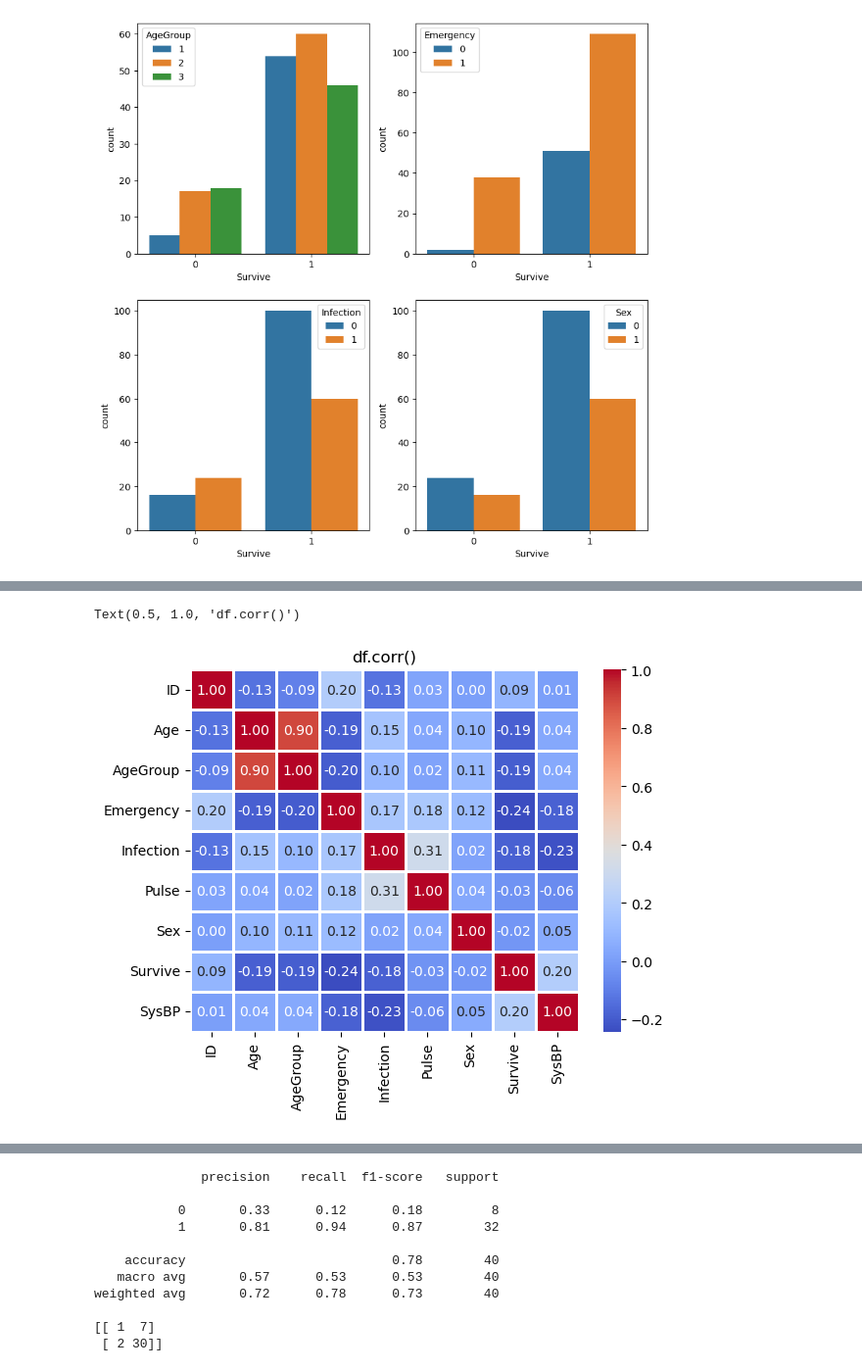
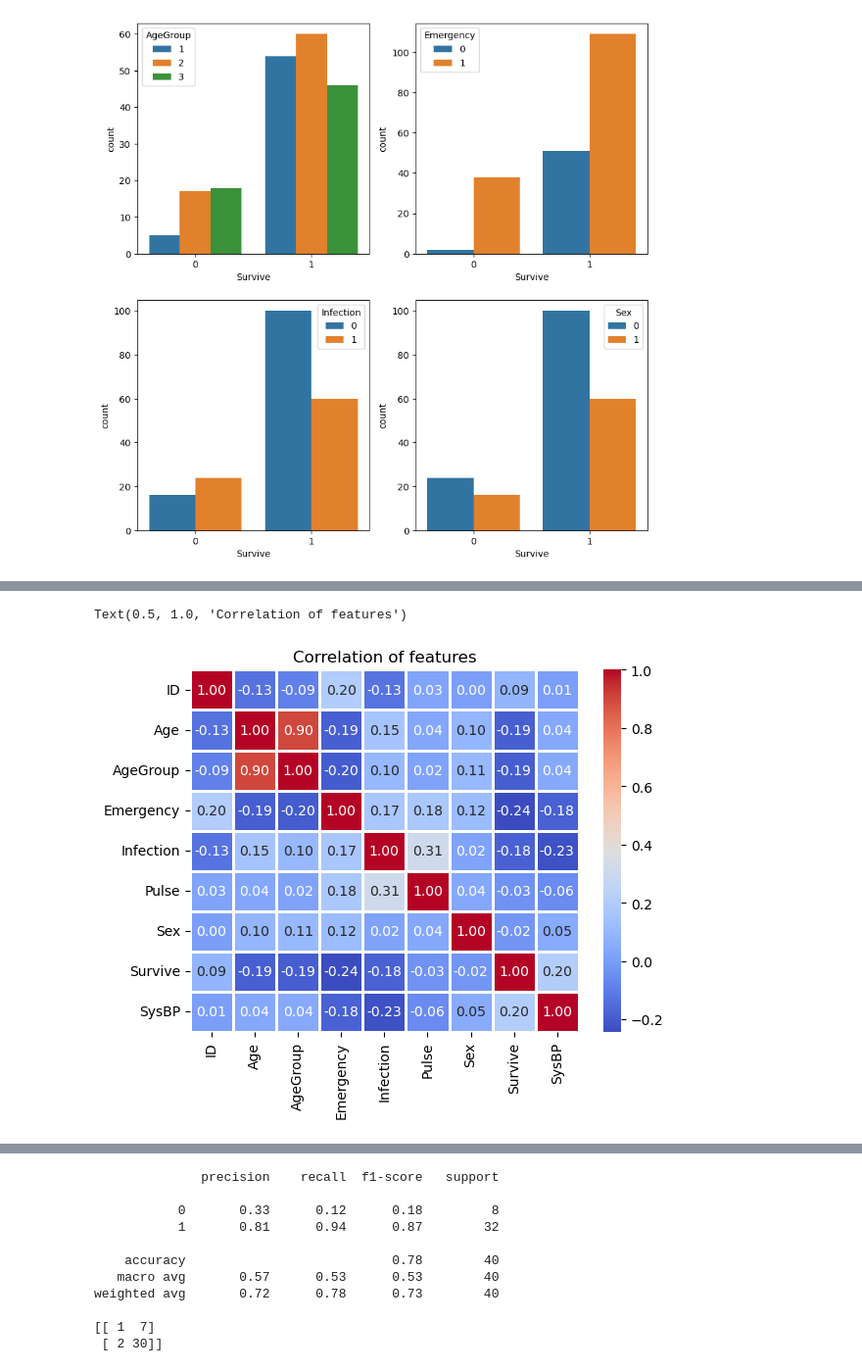
Before and after one commit to keychain8/SGH_assignment, a Jupyter notebook: main.ipynb, the cells around one changed output, grey strips where cells are left out. Shown at 98% size. Cells and saved outputs as stored; diff of their text form; code cells hidden in the pictures.

```diff
--- a/main.ipynb
+++ b/main.ipynb
@@ -125,6 +216,6 @@ Text(0.5, 0, 'SysBP')
 # %%
 sns.heatmap(df.corr(),annot=True,fmt='.2f',cmap='coolwarm',linewidths=1)
-plt.title('df.corr()')
+plt.title('Correlation of features')
 # %% [output]
-Text(0.5, 1.0, 'df.corr()')
+Text(0.5, 1.0, 'Correlation of features')
-[figure, old version]
+[figure, new version]
```
Also changed, not shown: parts of 22 cells of this notebook.
